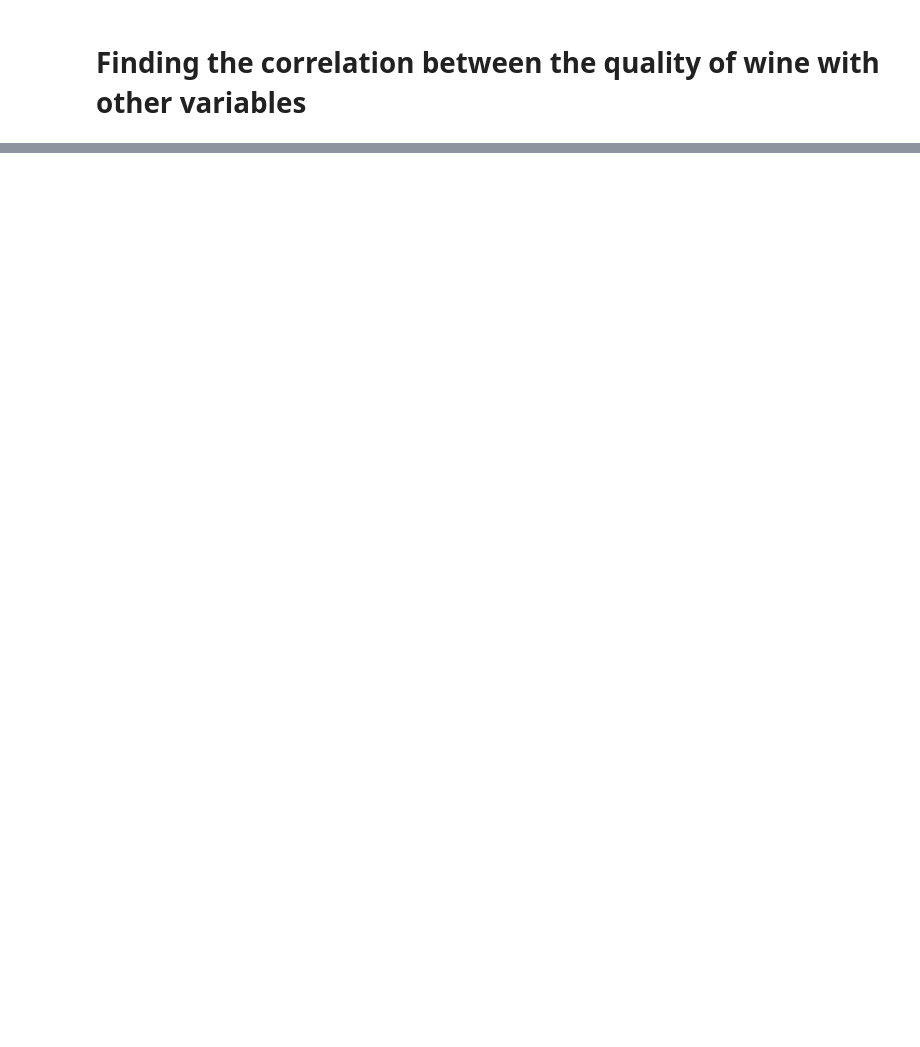
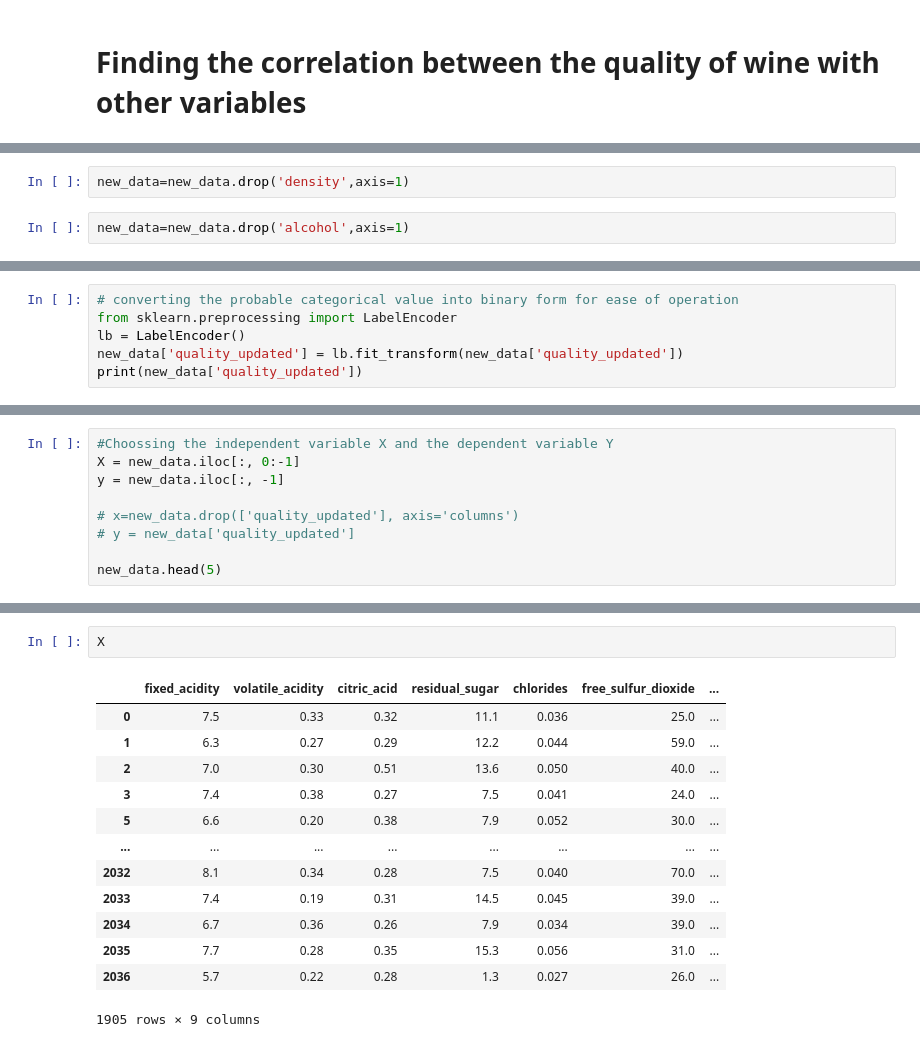
Before and after one commit to mchayan/DS_Practice, a Jupyter notebook: EDA_Practice/Assignment/Assignment_2.ipynb, the cells around one changed output, grey strips where cells are left out. Saved outputs shown, nothing was run; the diff lists cells and outputs as text; blank space fills up the shorter version.

```diff
--- a/EDA_Practice/Assignment/Assignment_2.ipynb
+++ b/EDA_Practice/Assignment/Assignment_2.ipynb
@@ -894,0 +850,4 @@ new_data.shape
+# %%
+new_data=new_data.drop('density',axis=1)
+# %%
+new_data=new_data.drop('alcohol',axis=1)
@@ -894,0 +879,6 @@ new_data.shape
+# %%
+# converting the probable categorical value into binary form for ease of operation
+from sklearn.preprocessing import LabelEncoder
+lb = LabelEncoder()
+new_data['quality_updated'] = lb.fit_transform(new_data['quality_updated'])
+print(new_data['quality_updated'])
@@ -894,0 +919,9 @@ new_data.shape
+# %%
+#Choossing the independent variable X and the dependent variable Y
+X = new_data.iloc[:, 0:-1]
+y = new_data.iloc[:, -1]
+
+# x=new_data.drop(['quality_updated'], axis='columns')
+# y = new_data['quality_updated']
+
+new_data.head(5)
@@ -894,0 +935,16 @@ new_data.shape
+# %%
+X
+# %% [output]
+|  | fixed_acidity | volatile_acidity | citric_acid | residual_sugar | chlorides | free_sulfur_dioxide | ... |
+| 0 | 7.5 | 0.33 | 0.32 | 11.1 | 0.036 | 25.0 | ... |
+| 1 | 6.3 | 0.27 | 0.29 | 12.2 | 0.044 | 59.0 | ... |
+| 2 | 7.0 | 0.30 | 0.51 | 13.6 | 0.050 | 40.0 | ... |
+| 3 | 7.4 | 0.38 | 0.27 | 7.5 | 0.041 | 24.0 | ... |
+| 5 | 6.6 | 0.20 | 0.38 | 7.9 | 0.052 | 30.0 | ... |
+| ... | ... | ... | ... | ... | ... | ... | ... |
+| 2032 | 8.1 | 0.34 | 0.28 | 7.5 | 0.040 | 70.0 | ... |
+| 2033 | 7.4 | 0.19 | 0.31 | 14.5 | 0.045 | 39.0 | ... |
+| 2034 | 6.7 | 0.36 | 0.26 | 7.9 | 0.034 | 39.0 | ... |
+| 2035 | 7.7 | 0.28 | 0.35 | 15.3 | 0.056 | 31.0 | ... |
+| 2036 | 5.7 | 0.22 | 0.28 | 1.3 | 0.027 | 26.0 | ... |
+1905 rows × 9 columns
```
Also changed, not shown: parts of 58 cells of this notebook.
